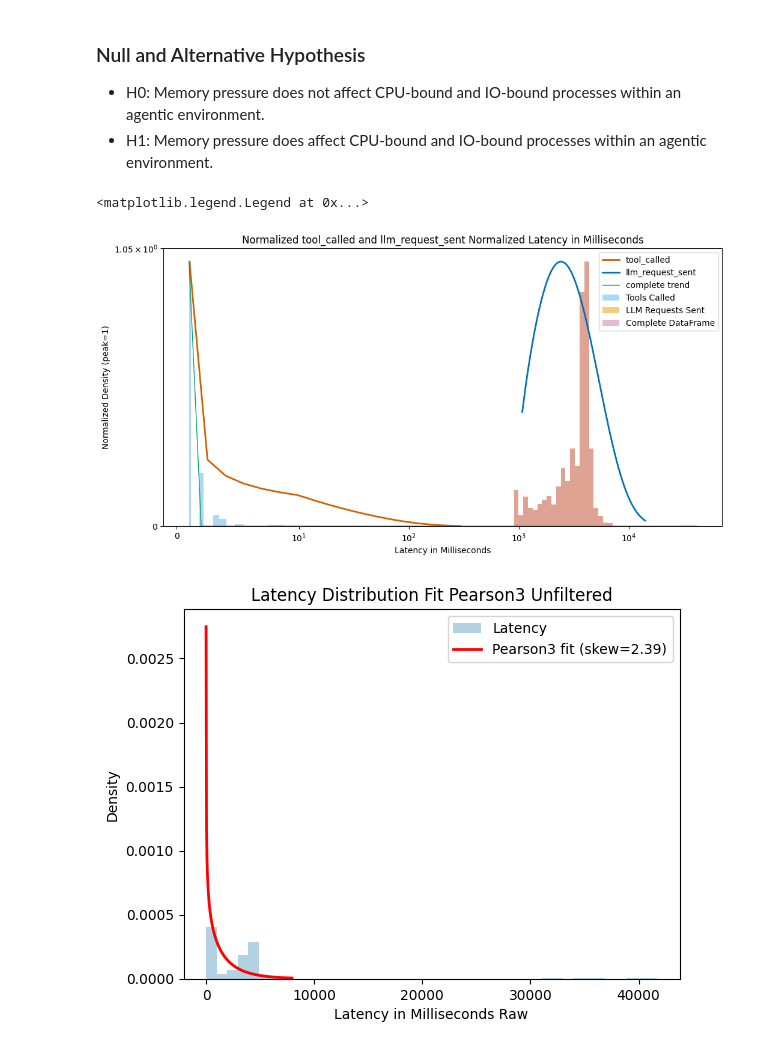
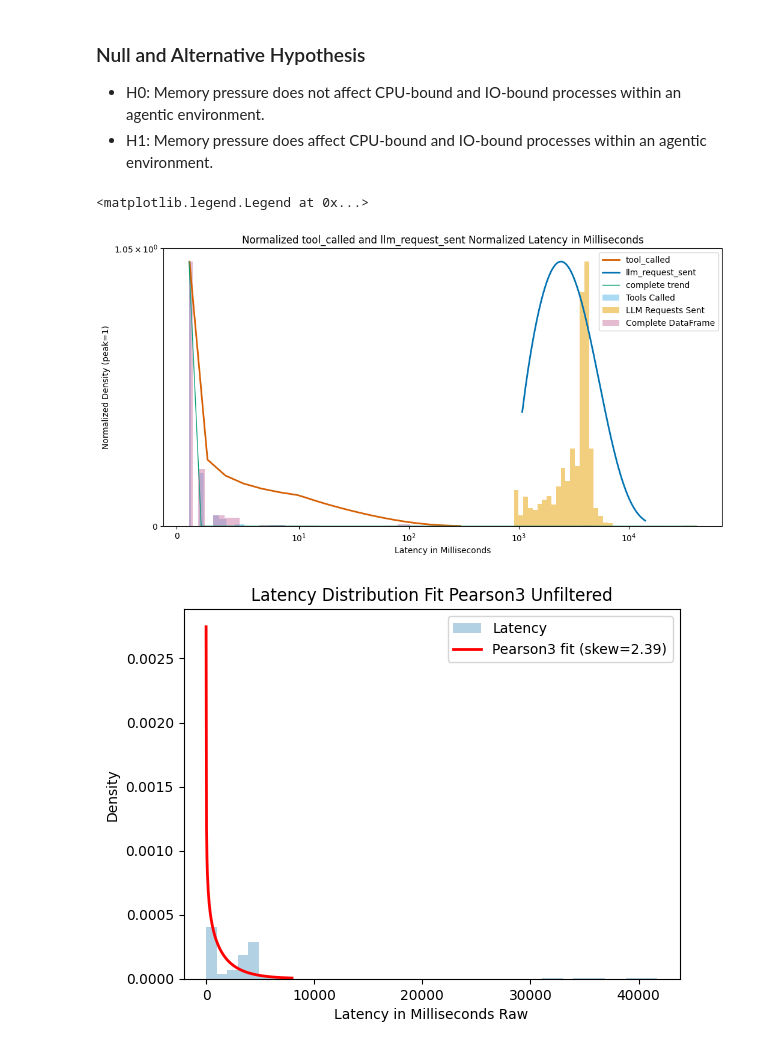
Before and after one commit to KirkKennedyLincoln/statistical-analysis-project, a Jupyter notebook: analysis.ipynb, the cells around one changed output. Cells and saved outputs as stored; diff of their text form; code cells hidden in the pictures.

```diff
--- a/analysis.ipynb
+++ b/analysis.ipynb
@@ -306,35 +294,35 @@ def calculate_figure(target_df, scale=40, density=True):
         counts = counts / counts.max()
 
     return counts, bin_edges
 
 fig, ax = plt.subplots(figsize=(12, 6))
 
 # ****TOOL_COUNTS****
 tool_counts, tool_bin_edges = calculate_figure(tool_df)
 ax.bar(tool_bin_edges[:-1], tool_counts, width=np.diff(tool_bin_edges), alpha=0.5, align='edge', label='Tools Called', color=tool_hist)
 
 # ****LLM_COUNTS****
 llm_counts, llm_bin_edges = calculate_figure(llm_df)
 ax.bar(llm_bin_edges[:-1], llm_counts, width=np.diff(llm_bin_edges), alpha=0.5, align='edge', label='LLM Requests Sent', color=llm_hist)
 
 # ****FULL_COUNTS****
-full_counts, full_bin_edges = calculate_figure(llm_df)
+full_counts, full_bin_edges = calculate_figure(full_df)
 ax.bar(full_bin_edges[:-1], full_counts, width=np.diff(full_bin_edges), alpha=0.5, align='edge', label='Complete DataFrame', color=full_hist)
 
 random_variate = np.sort(full_df)
 ax.plot(x, normalize_pdf(x, skew, loc, scale), tool_color, lw=2, label='tool_called')
 ax.plot(y, normalize_pdf(y, lskew, lloc, lscale), llm_color, lw=2, label='llm_request_sent')
 ax.plot(random_variate, normalize_pdf(random_variate, fskew, floc, fscale), full_color, lw=1, label='complete trend')
 
 ax.set_xscale('symlog', linthresh=10)
 ax.set_yscale('symlog', linthresh=10)
 ax.set_title("Normalized tool_called and llm_request_sent Normalized Latency in Milliseconds")
 ax.set_xlabel("Latency in Milliseconds")
 ax.set_ylabel("Normalized Density (peak=1)")
 ax.legend()
 # %% [output]
 <matplotlib.legend.Legend at 0x...>
-[figure, old version]
+[figure, new version]
 # %%
 # white_list tool calls for hypothesis testing
 whitelist_events = ["tool_called", "llm_request_sent"]
```
Also changed, not shown: parts of 9 cells of this notebook.
